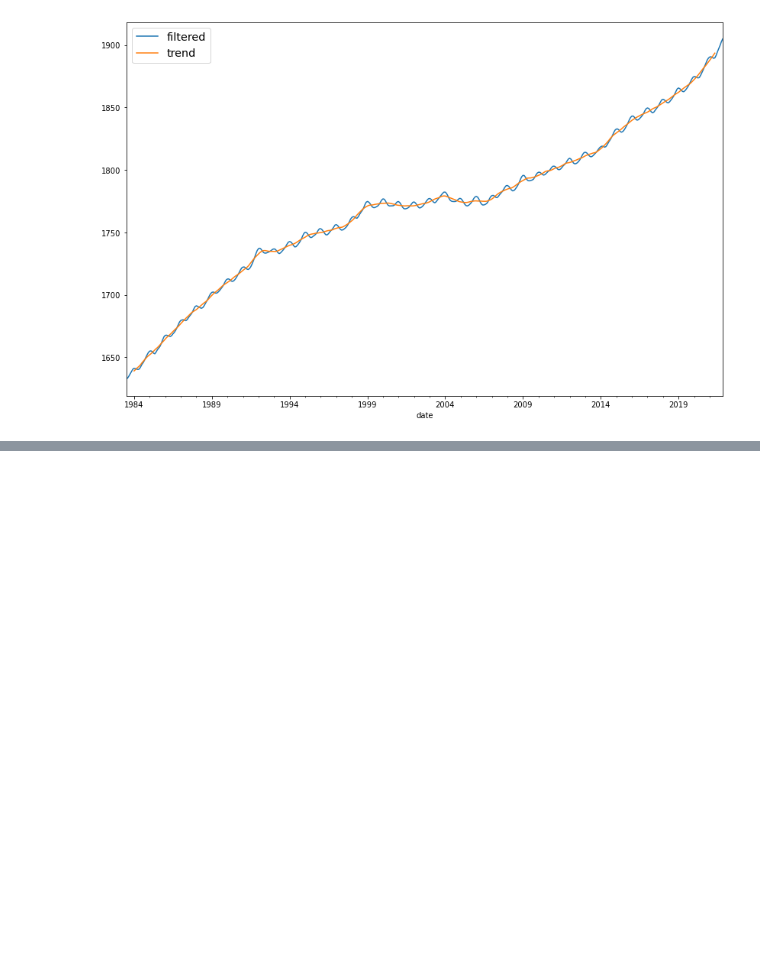
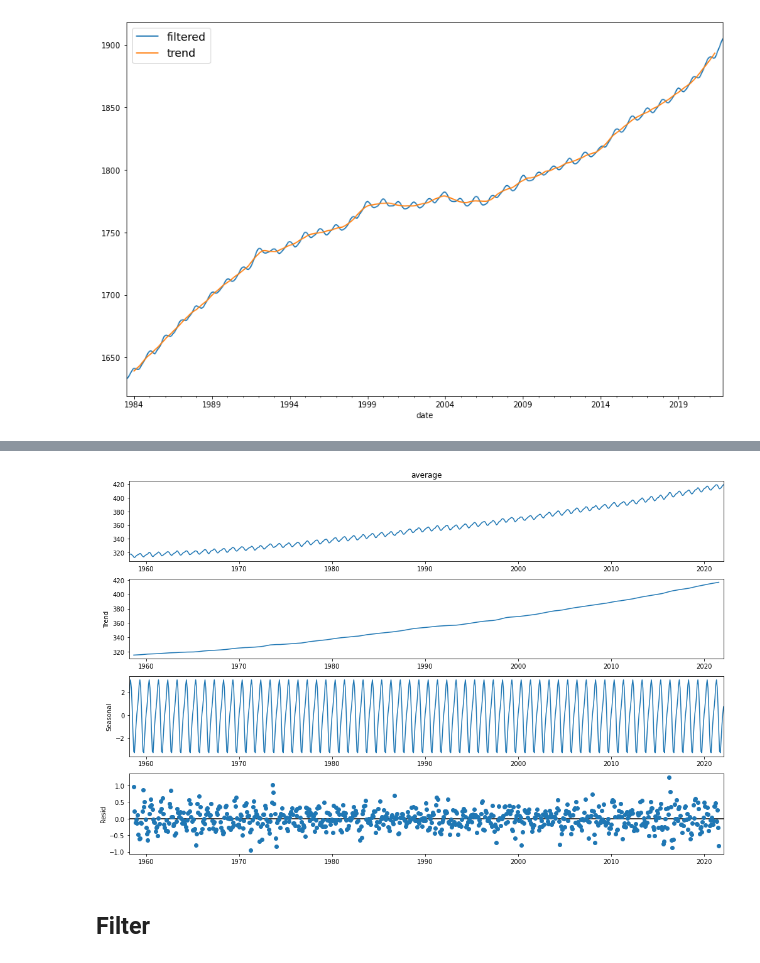
Before and after one commit to profxj/ocea200, a Jupyter notebook: OCEA-267/Lectures/Exercise_W1_L2.ipynb, the cells around one changed output, grey strips where cells are left out. Cells and saved outputs as stored; diff of their text form; code cells hidden in the pictures; blank space fills up the shorter version.

```diff
--- a/OCEA-267/Lectures/Exercise_W1_L2.ipynb
+++ b/OCEA-267/Lectures/Exercise_W1_L2.ipynb
@@ -162,0 +213,10 @@ fig.set_size_inches((14, 9))
+# %%
+fig = result2.plot()
+fig.set_size_inches((14, 9))
+# Tight layout to realign things
+fig.tight_layout()
+plt.show()
+# %% [output]
+[figure, added]
+# %% [markdown]
+## Filter
```
Also changed, not shown: parts of 13 cells of this notebook, 1 other file.
